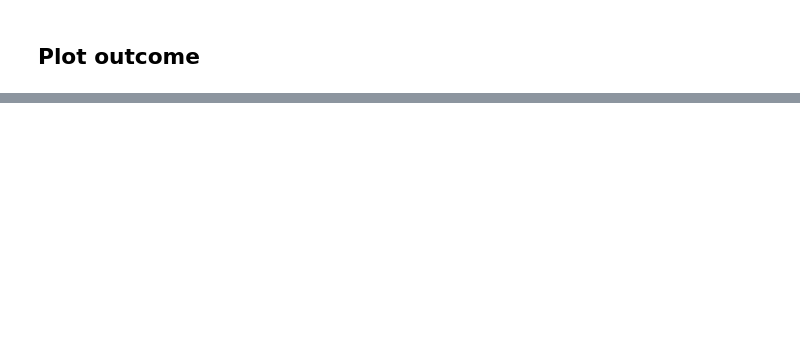
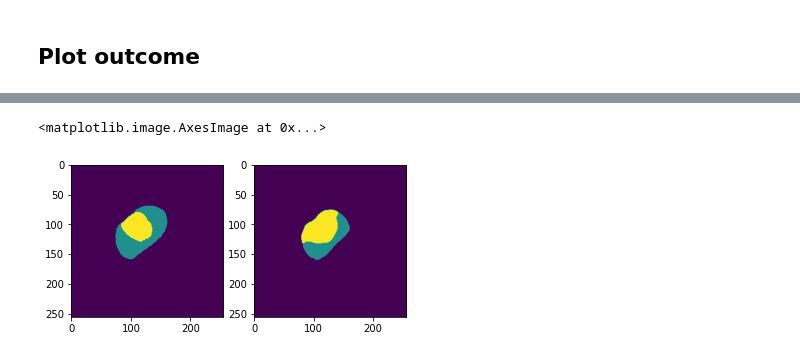
Before and after one commit to MachineLearning4HealthcareHomework/HW3, a Jupyter notebook: Evaluate_Unet_Org_Testdata.ipynb, the cells around one changed output, grey strips where cells are left out. Drawn from its saved outputs; the diff is of its cells as text; code cells hidden in the pictures; blank space fills up the shorter version.

```diff
--- a/Evaluate_Unet_Org_Testdata.ipynb
+++ b/Evaluate_Unet_Org_Testdata.ipynb
@@ -249,7 +333,7 @@ print("Vectorized new label shape: %s" % (Y_test_rot_vec.shape,))
 # %% [markdown]
 ## Get predicted labels
 # %%
-U_net = tf.keras.models.load_model('U_net_' + string)
+U_net = tf.keras.models.load_model('models/U_net_' + string)
 U_net.load_weights(file_path)
 
 Y_pred_rot = U_net.predict(X_test_rot)
@@ -296,9 +392,12 @@ np.unique(Y_pred_rot_org)
 # %%
-ind = 10
+ind = 42
 plt.subplot(1,2,1)
 plt.imshow(Y_test_rot[ind])
 plt.subplot(1,2,2)
 plt.imshow(Y_pred_rot_org[ind])
+# %% [output]
+<matplotlib.image.AxesImage at 0x...>
+[figure, added]
 # %%
 classes=[0,1,2]
 
```
Also changed, not shown: parts of 31 cells of this notebook, 4 other files.
